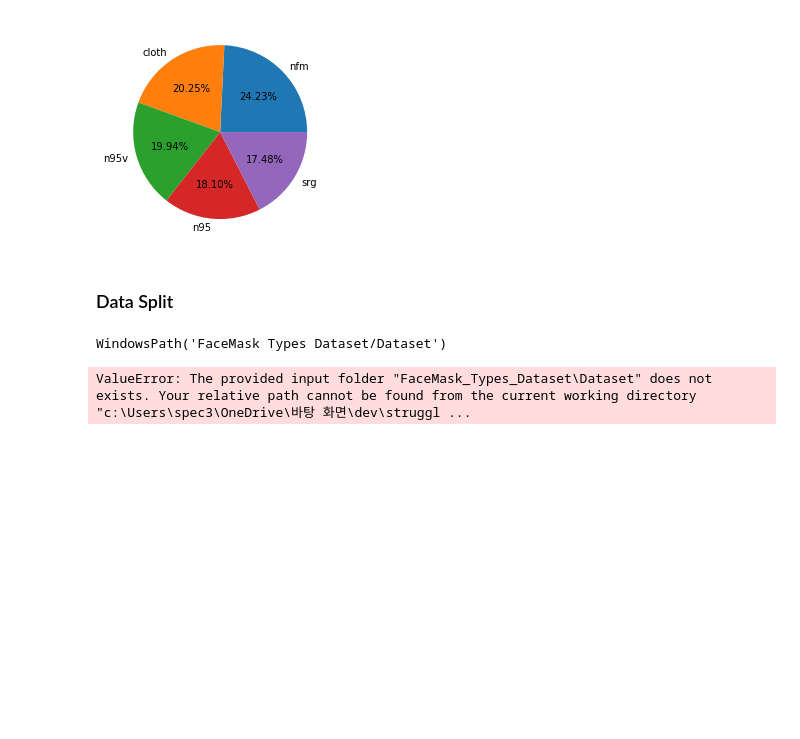
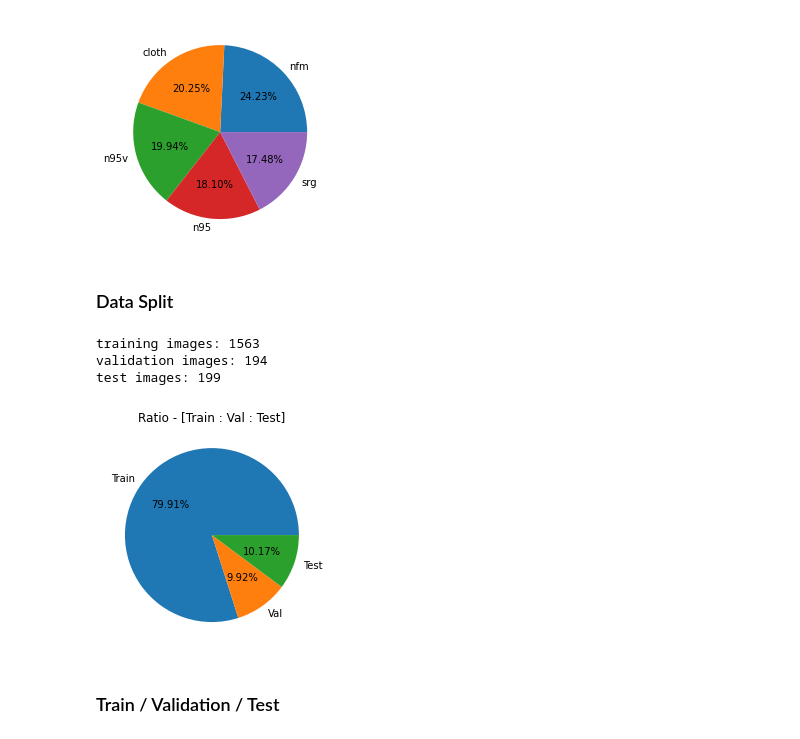
Before and after one commit to nuyhc/Struggles, a Jupyter notebook: Face_Mask_Types_Dataset/Face Mask Types Dataset.ipynb, the cells around one changed output. Drawn from its saved outputs; the diff is of its cells as text; code cells hidden in the pictures; blank space fills up the shorter version.

Commit message:
Face Mask Types

```diff
--- a/Face_Mask_Types_Dataset/Face Mask Types Dataset.ipynb
+++ b/Face_Mask_Types_Dataset/Face Mask Types Dataset.ipynb
@@ -70,12 +65,32 @@ _ = plt.pie(class_id_distributionTotal.values, labels=class_id_distributionTotal
 [figure]
 # %% [markdown]
 ### Data Split
-# %%
-data_dir
-# %% [output]
-WindowsPath('FaceMask Types Dataset/Dataset')
 # %%
 # Train : Test : Val = 80 : 10 : 10
-splitfolders.ratio(data_dir, output="output", ratio=(0.8, 0.1, 0.1))
+splitfolders.ratio(input="Dataset/train/", output="output", ratio=(0.8, 0.1, 0.1))
-# %% [output]
-ValueError: The provided input folder "FaceMask_Types_Dataset\Dataset" does not exists. Your relative path cannot be found from the current working directory "c:\Users\spec3\OneDrive\바탕 화면\dev\struggl ...
+# %%
+train_img = glob.glob("./output/train/*/*")
+test_img = glob.glob("./output/test/*/*")
+val_img = glob.glob("./output/val/*/*")
+
+print(f"\
+training images: {len(train_img)}\n\
+validation images: {len(val_img)}\n\
+test images: {len(test_img)}\
+    ")
+# %% [output]
+training images: 1563
+validation images: 194
+test images: 199
+# %%
+data = [len(train_img), len(val_img), len(test_img)]
+labels = ["Train", "Val", "Test"]
+
+plt.figure(facecolor="white")
+_ = plt.pie(data, labels=labels, autopct="%.2f%%")
+plt.title("Ratio - [Train : Val : Test]")
+plt.show()
+# %% [output]
+[figure, added]
+# %% [markdown]
+### Train / Validation / Test
```
Also changed, not shown: parts of 19 cells of this notebook.
